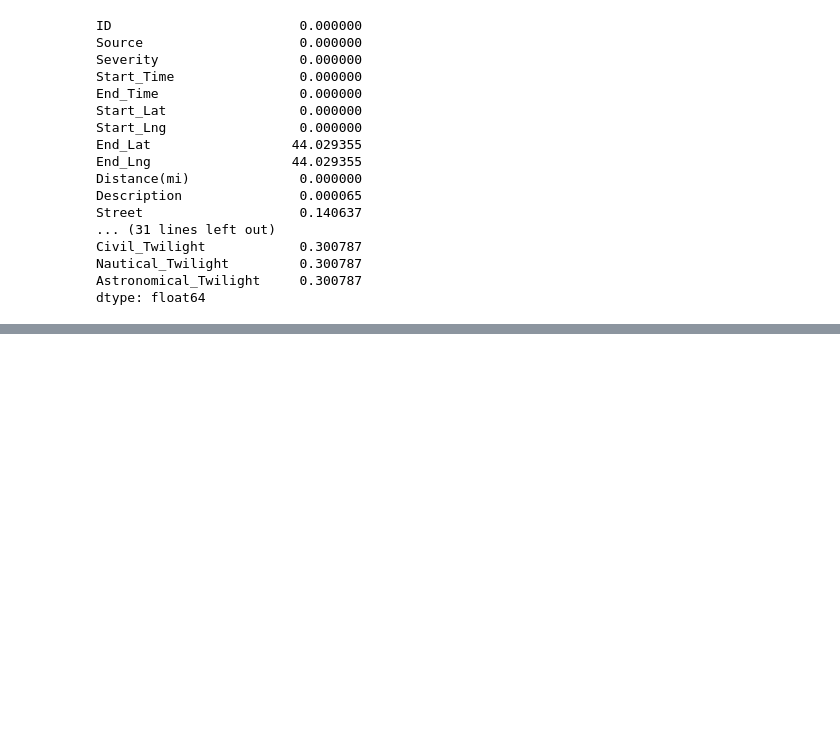
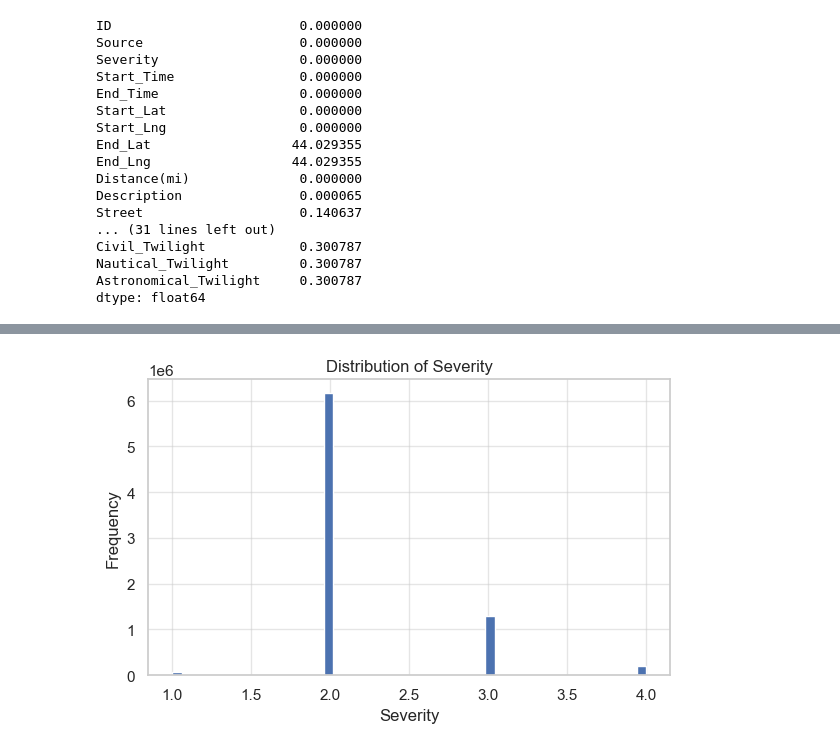
Before and after one commit to nazishatta/Accident-Severity-MLOps, a Jupyter notebook: US Accident.ipynb, the cells around one changed output, grey strips where cells are left out. Saved outputs shown, nothing was run; the diff lists cells and outputs as text; code cells hidden in the pictures; blank space fills up the shorter version.

```diff
--- a/US Accident.ipynb
+++ b/US Accident.ipynb
@@ -52,0 +231,95 @@ dtype: float64
+# %%
+import pandas as pd
+import numpy as np
+import seaborn as sns
+import matplotlib.pyplot as plt
+
+sns.set(style="whitegrid")
+
+# --- LOAD DATA ---
+# df = pd.read_csv("US_Accidents.csv")
+
+# --- PARSE DATETIME (IMPORTANT) ---
+time_cols = ['Start_Time', 'End_Time', 'Weather_Timestamp']
+for col in time_cols:
+    if col in df.columns:
+        df[col] = pd.to_datetime(df[col], errors='coerce')
+
+# --- TYPE DETECTION ---
+numeric_cols = df.select_dtypes(include=[np.number]).columns
+categorical_cols = df.select_dtypes(include=['object', 'category']).columns
+
+# detect boolean-like columns
+bool_cols = [col for col in df.columns if df[col].nunique() == 2]
+
+# --- NUMERIC DISTRIBUTIONS (FAST) ---
+for col in numeric_cols:
+    plt.figure(figsize=(6,4))
+
+    # Use matplotlib histogram (faster than seaborn KDE)
+    plt.hist(df[col].dropna(), bins=50)
+
+    plt.title(f'Distribution of {col}')
+    plt.xlabel(col)
+    plt.ylabel('Frequency')
+    plt.tight_layout()
+    plt.show()
+
+# --- CATEGORICAL DISTRIBUTIONS (TOP-K ONLY) ---
+MAX_CATS = 20
+
+for col in categorical_cols:
+    plt.figure(figsize=(8,4))
+
+    vc = df[col].value_counts(dropna=True)
+    vc = vc.head(MAX_CATS)
+
+    plt.barh(vc.index[::-1], vc.values[::-1])
+
+    plt.title(f'Top {MAX_CATS} Categories of {col}')
+    plt.xlabel('Count')
+    plt.ylabel(col)
+    plt.tight_layout()
+    plt.show()
+
+# --- BOOLEAN FEATURES ---
+for col in bool_cols:
+    plt.figure(figsize=(4,3))
+
+    df[col].value_counts().plot(kind='bar')
+
+    plt.title(f'Binary Distribution of {col}')
+    plt.xlabel(col)
+    plt.ylabel('Count')
+    plt.tight_layout()
+    plt.show()
+
+# --- DATETIME DISTRIBUTIONS ---
+for col in time_cols:
+    if col in df.columns:
+
+        # Hour
+        plt.figure(figsize=(6,4))
+        df[col].dt.hour.value_counts().sort_index().plot(kind='bar')
+        plt.title(f'Hour Distribution of {col}')
+        plt.xlabel('Hour')
+        plt.ylabel('Count')
+        plt.tight_layout()
+        plt.show()
+
+        # Month
+        plt.figure(figsize=(6,4))
+        df[col].dt.month.value_counts().sort_index().plot(kind='bar')
+        plt.title(f'Month Distribution of {col}')
+        plt.xlabel('Month')
+        plt.ylabel('Count')
+        plt.tight_layout()
+        plt.show()
+
+# --- CORRELATION HEATMAP ---
+plt.figure(figsize=(12,10))
+corr = df[numeric_cols].corr()
+sns.heatmap(corr, cmap='coolwarm', center=0)
+plt.title("Correlation Heatmap")
+plt.show()
+# %% [output]
@@ -52,0 +328 @@ dtype: float64
+[figure, added]
```
Also changed, not shown: parts of 11 cells of this notebook, 16 other files.
